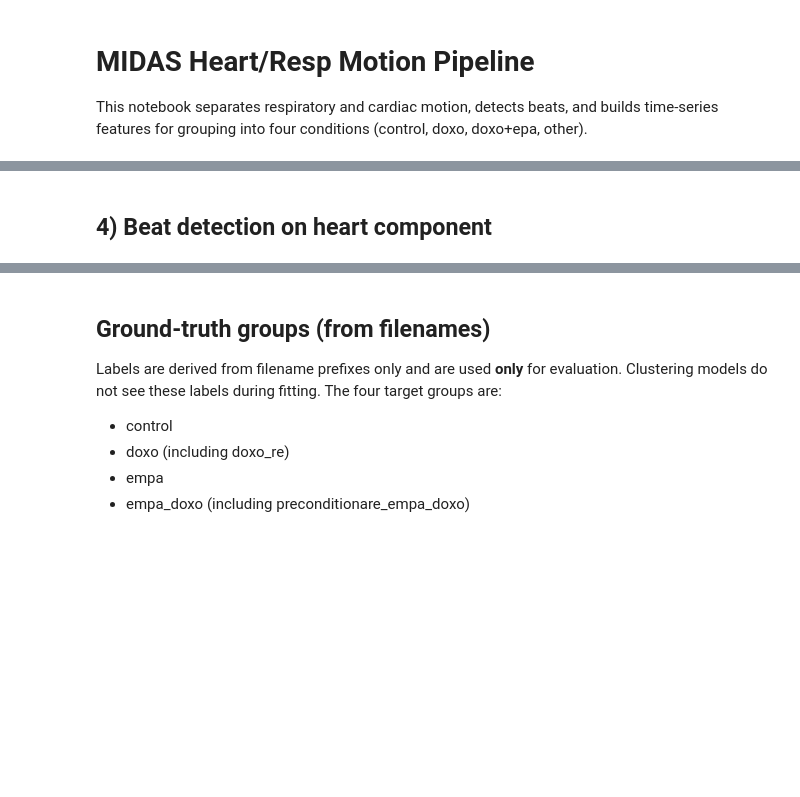
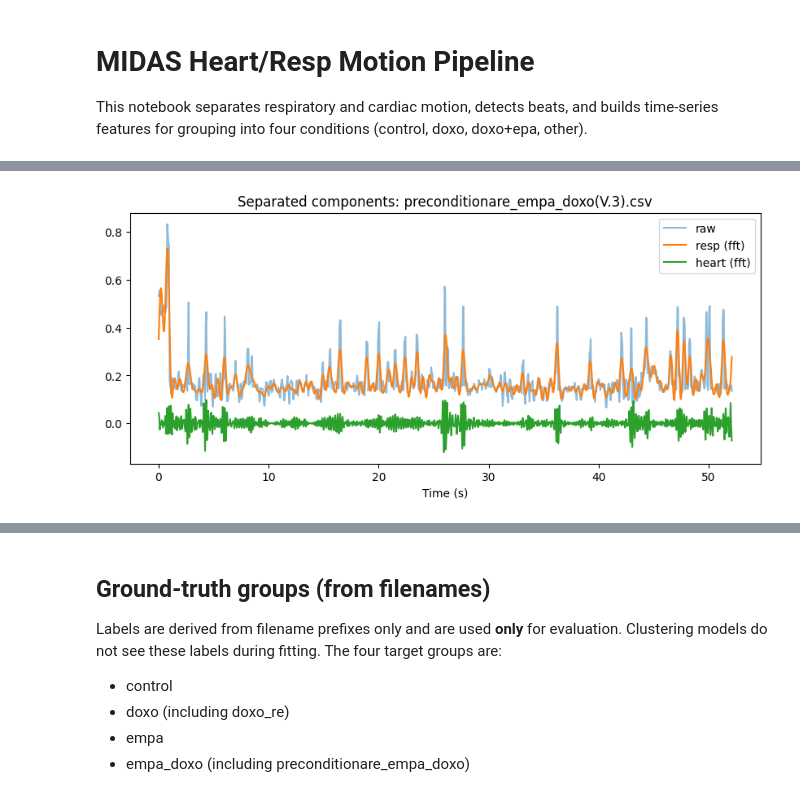
Before and after one commit to taddeusb90/heart-ts-analysis, a Jupyter notebook: notebooks/heart_midas_pipeline.ipynb, the cells around one changed output, grey strips where cells are left out. Drawn from its saved outputs; the diff is of its cells as text; code cells hidden in the pictures; blank space fills up the shorter version.

```diff
--- a/notebooks/heart_midas_pipeline.ipynb
+++ b/notebooks/heart_midas_pipeline.ipynb
@@ -69,10 +108,14 @@ def load_records(data_dir: Path) -> list[Record]:
     records: list[Record] = []
     for path in sorted(data_dir.glob("*.csv")):
         df = pd.read_csv(path)
-        time_s = df.iloc[:, 0].to_numpy(dtype=float)
         signal = df.iloc[:, 1].to_numpy(dtype=float)
-        dt = np.diff(time_s)
-        fs = 1.0 / float(np.median(dt)) if len(dt) else 0.0
+        if USE_FRAME_RATE:
+            fs = FRAME_RATE_FPS
+            time_s = np.arange(len(signal)) / fs
+        else:
+            time_s = df.iloc[:, 0].to_numpy(dtype=float)
+            dt = np.diff(time_s)
+            fs = 1.0 / float(np.median(dt)) if len(dt) else 0.0
         records.append(
             Record(
                 path=path,
@@ -105,36 +231,50 @@ plt.show()
 # %%
 def band_limits(band: tuple[float, float], fs: float) -> tuple[float, float]:
     low, high = band
     nyq = fs / 2.0
-    return (max(0.01, low), min(high, 0.49 * nyq))
+    return (max(0.01, low), min(high, 0.95 * nyq))
 
 
 def butter_sos(band: tuple[float, float], fs: float, order: int = 4) -> np.ndarray:
     low, high = band_limits(band, fs)
     return butter(order, [low, high], btype="bandpass", fs=fs, output="sos")
 
 
 def lowpass_sos(cutoff: float, fs: float, order: int = 4) -> np.ndarray:
-    cutoff = min(cutoff, 0.49 * (fs / 2.0))
+    cutoff = min(cutoff, 0.95 * (fs / 2.0))
     return butter(order, cutoff, btype="lowpass", fs=fs, output="sos")
 
 
-def separate_components(signal: np.ndarray, fs: float) -> tuple[np.ndarray, np.ndarray]:
-    resp_sos = lowpass_sos(RESP_BAND_HZ[1], fs)
-    heart_sos = butter_sos(HEART_BAND_HZ, fs)
-    resp = sosfiltfilt(resp_sos, signal)
-    heart = sosfiltfilt(heart_sos, signal)
+def fft_bandpass(signal: np.ndarray, fs: float, band: tuple[float, float]) -> np.ndarray:
+    n = len(signal)
+    freqs = np.fft.rfftfreq(n, d=1.0 / fs)
+    fft_vals = np.fft.rfft(signal)
+    low, high = band
+    mask = (freqs >= low) & (freqs <= high)
+    filtered_fft = np.where(mask, fft_vals, 0)
+    return np.fft.irfft(filtered_fft, n=n)
+
+
+def separate_components(signal: np.ndarray, fs: float, method: str = "filter") -> tuple[np.ndarray, np.ndarray]:
+    if method == "fft":
+        resp = fft_bandpass(signal, fs, (0.0, RESP_BAND_HZ[1]))
+        heart = fft_bandpass(signal, fs, HEART_BAND_HZ)
+    else:
+        resp_sos = lowpass_sos(RESP_BAND_HZ[1], fs)
+        heart_sos = butter_sos(HEART_BAND_HZ, fs)
+        resp = sosfiltfilt(resp_sos, signal)
+        heart = sosfiltfilt(heart_sos, signal)
     return resp, heart
 
 
-resp, heart = separate_components(rec.signal, rec.fs)
+resp, heart = separate_components(rec.signal, rec.fs, method=SEPARATION_METHOD)
 plt.figure(figsize=(10, 4))
 plt.plot(rec.time_s, rec.signal, label="raw", alpha=0.5)
-plt.plot(rec.time_s, resp, label="resp")
-plt.plot(rec.time_s, heart, label="heart")
+plt.plot(rec.time_s, resp, label=f"resp ({SEPARATION_METHOD})")
+plt.plot(rec.time_s, heart, label=f"heart ({SEPARATION_METHOD})")
 plt.legend()
 plt.title(f"Separated components: {rec.path.name}")
 plt.xlabel("Time (s)")
 plt.show()
+# %% [output]
+[figure, added]
-# %% [markdown]
-## 4) Beat detection on heart component
```
Also changed, not shown: parts of 45 cells of this notebook.
